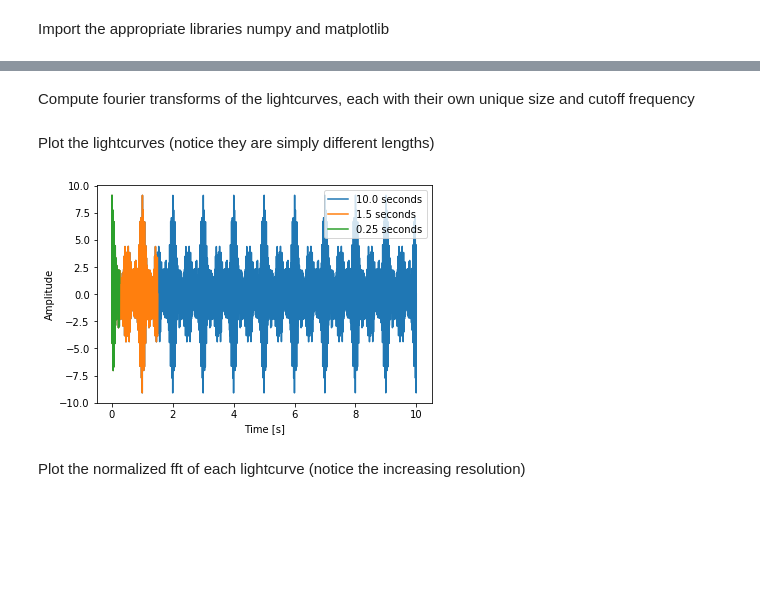
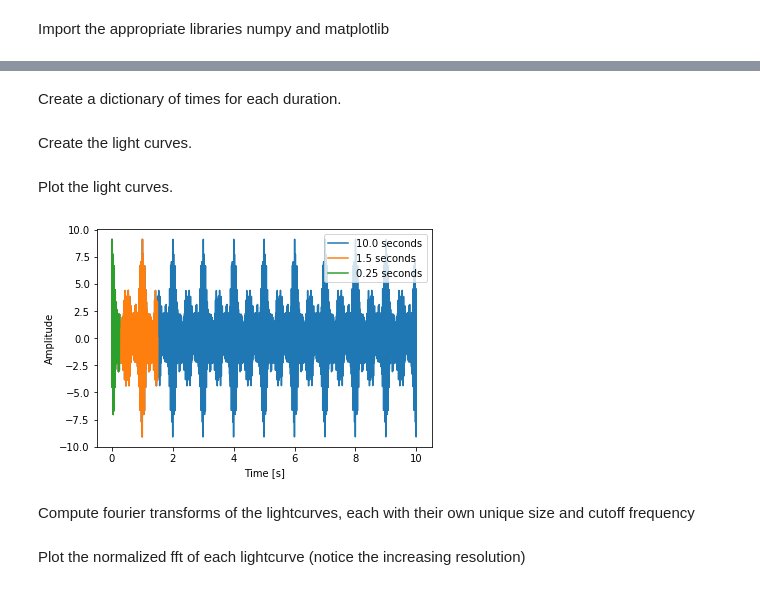
Before and after one commit to jwkern/fourier-transform, a Jupyter notebook: FT.ipynb, the cells around one changed output, grey strips where cells are left out. Saved outputs shown, nothing was run; the diff lists cells and outputs as text; code cells hidden in the pictures; blank space fills up the shorter version.

```diff
--- a/FT.ipynb
+++ b/FT.ipynb
@@ -29,0 +12,2 @@ s2 = np.sin(Hz01 * 2 * np.pi * t2) + np.sin(Hz02 * 2 * np.pi * t2) + np.sin(Hz03
+# %%
+dt = [0.25, 10., 1.5]
@@ -29,0 +16,10 @@ s2 = np.sin(Hz01 * 2 * np.pi * t2) + np.sin(Hz02 * 2 * np.pi * t2) + np.sin(Hz03
+# %%
+inv_cadence = 5000
+# %% [markdown]
+Create a dictionary of times for each duration.
+# %%
+t = {}
+for d in dt:
+    t[d] = np.linspace(0, d, int(d * inv_cadence))
+# %% [markdown]
+Create the light curves.
@@ -30,2 +32,13 @@ s2 = np.sin(Hz01 * 2 * np.pi * t2) + np.sin(Hz02 * 2 * np.pi * t2) + np.sin(Hz03
+# %% [markdown]
+Plot the light curves.
+# %%
+plt.ylabel("Amplitude")
+plt.xlabel("Time [s]")
+for key in reversed(sorted(s.keys())):
+    plt.plot(t[key], s[key], label = str(key) + ' seconds')
+plt.legend (loc='upper right')
+plt.show()
+# %% [output]
+[figure, added]
 # %% [markdown]
 Compute fourier transforms of the lightcurves, each with their own unique size and cutoff frequency
@@ -45,12 +44,0 @@ f2 = np.linspace(0, 1 / T2, N2) #1/T cutoff frequency
-# %% [markdown]
-Plot the lightcurves (notice they are simply different lengths)
-# %%
-plt.ylabel("Amplitude")
-plt.xlabel("Time [s]")
-plt.plot(t2, s2, label = '10.0 seconds')
-plt.plot(t1, s1, label = '1.5 seconds')
-plt.plot(t, s, label = '0.25 seconds')
-plt.legend (loc='upper right')
-plt.show()
-# %% [output]
-[figure, removed]
```
Also changed, not shown: parts of 12 cells of this notebook.
